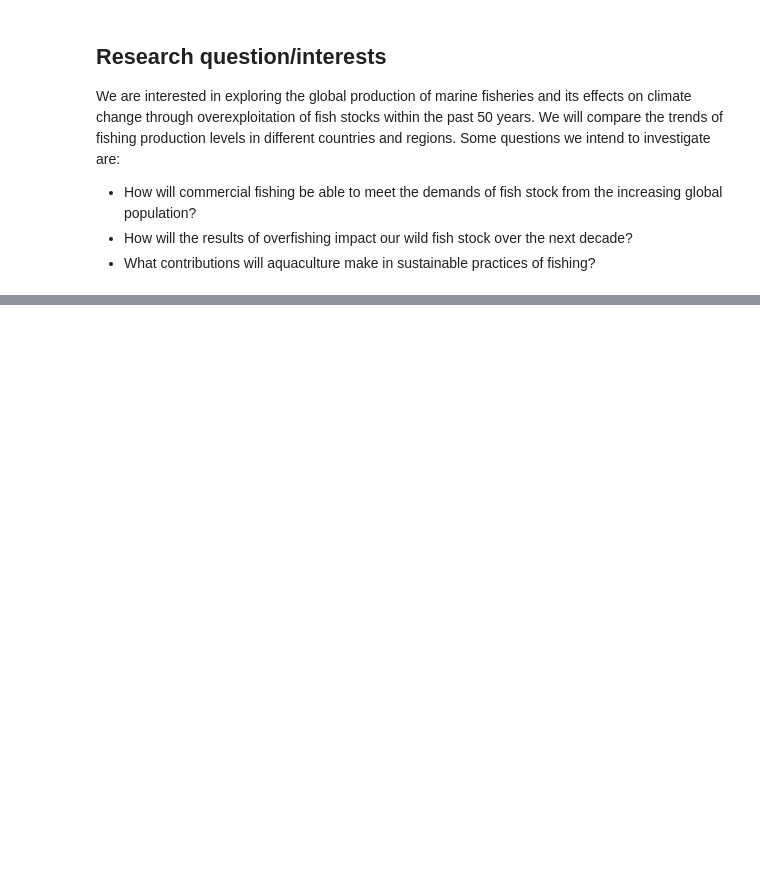
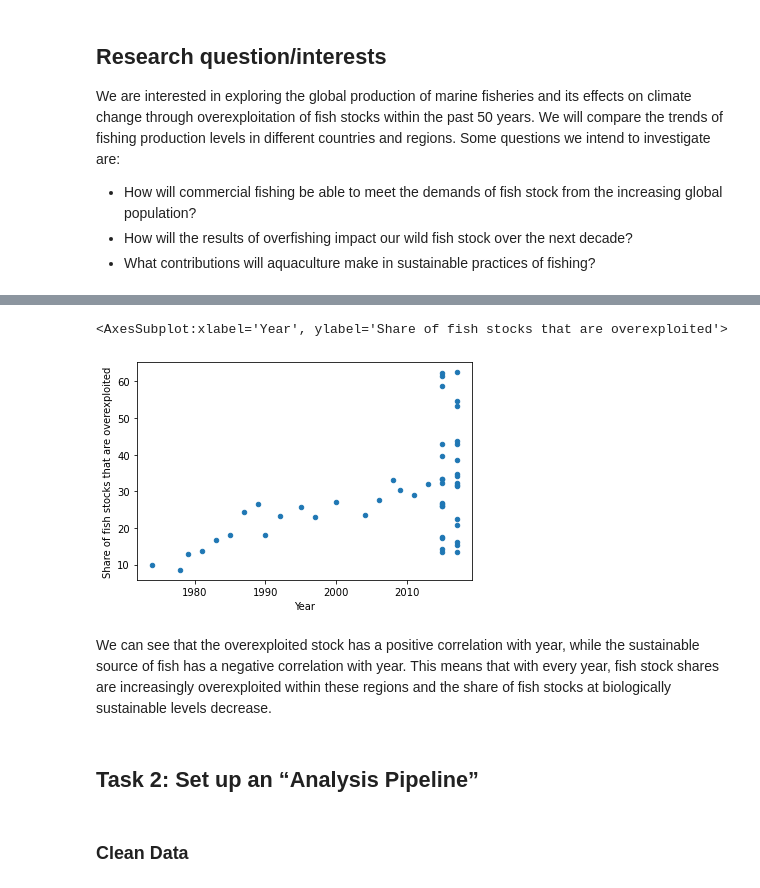
Before and after one commit to ubco-W2022T1-cosc301/project-group34, a Jupyter notebook: notebooks/livia.ipynb, the cells around one changed output, grey strips where cells are left out. Saved outputs shown, nothing was run; the diff lists cells and outputs as text; code cells hidden in the pictures; blank space fills up the shorter version.

```diff
--- a/notebooks/livia.ipynb
+++ b/notebooks/livia.ipynb
@@ -24,0 +98,11 @@ captured.head()
+# %%
+df1.plot(kind='scatter', x='Year', y='Share of fish stocks that are overexploited')
+# %% [output]
+<AxesSubplot:xlabel='Year', ylabel='Share of fish stocks that are overexploited'>
+[figure, added]
+# %% [markdown]
+We can see that the overexploited stock has a positive correlation with year, while the sustainable source of fish has a negative correlation with year. This means that with every year, fish stock shares are increasingly overexploited within these regions and the share of fish stocks at biologically sustainable levels decrease.
+# %% [markdown]
+## Task 2: Set up an “Analysis Pipeline”
+# %% [markdown]
+### Clean Data
```
Also changed, not shown: parts of 27 cells of this notebook, 1 other file.
